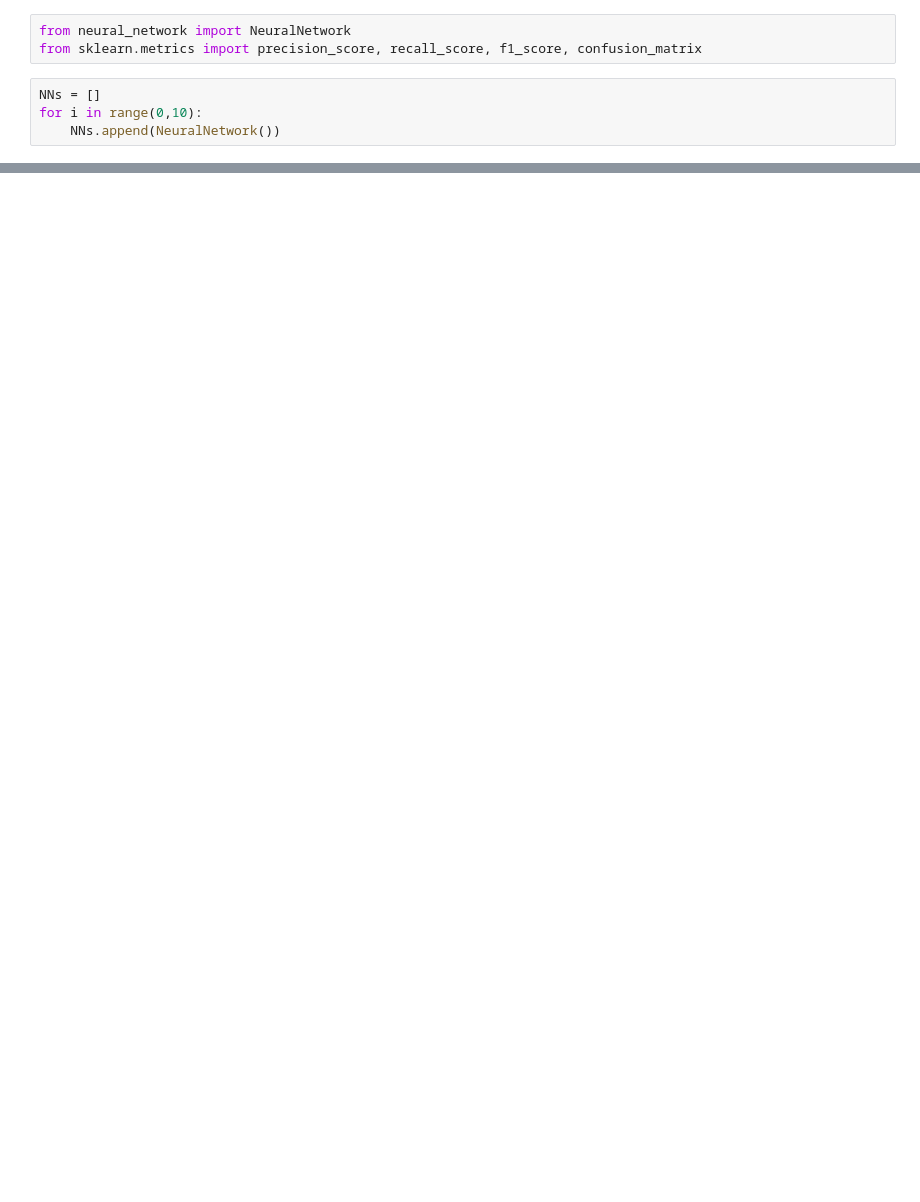
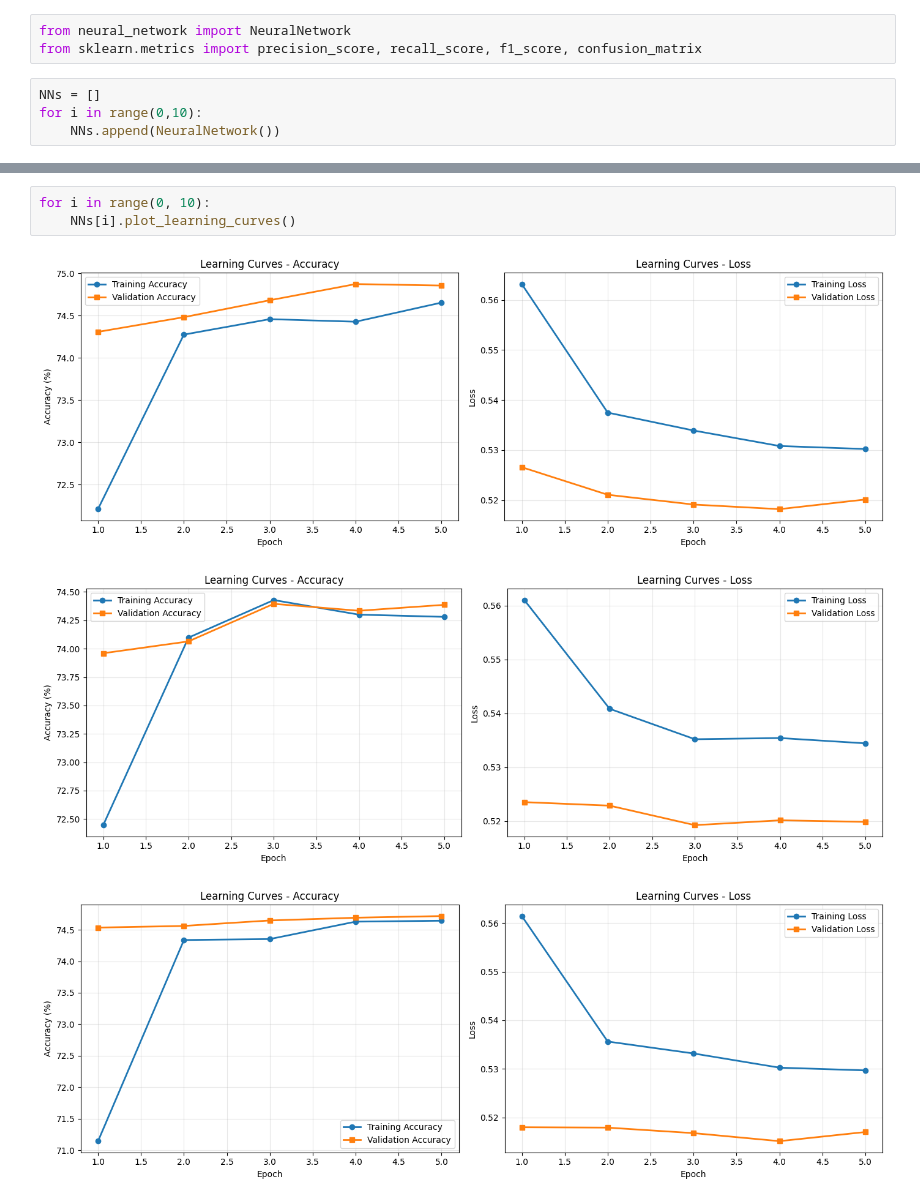
Before and after one commit to ismailnasuhkara/yap470, a Jupyter notebook: nn/main.ipynb, the cells around one changed output, grey strips where cells are left out. Saved outputs shown, nothing was run; the diff lists cells and outputs as text; blank space fills up the shorter version.

```diff
--- a/nn/main.ipynb
+++ b/nn/main.ipynb
@@ -135,0 +136,7 @@ for i in range(0,10):
+# %%
+for i in range(0, 10):
+    NNs[i].plot_learning_curves()
+# %% [output]
+[figure, added]
+[figure, added]
+[figure, added]
```
Also changed, not shown: parts of 6 cells of this notebook, 2 other files.
